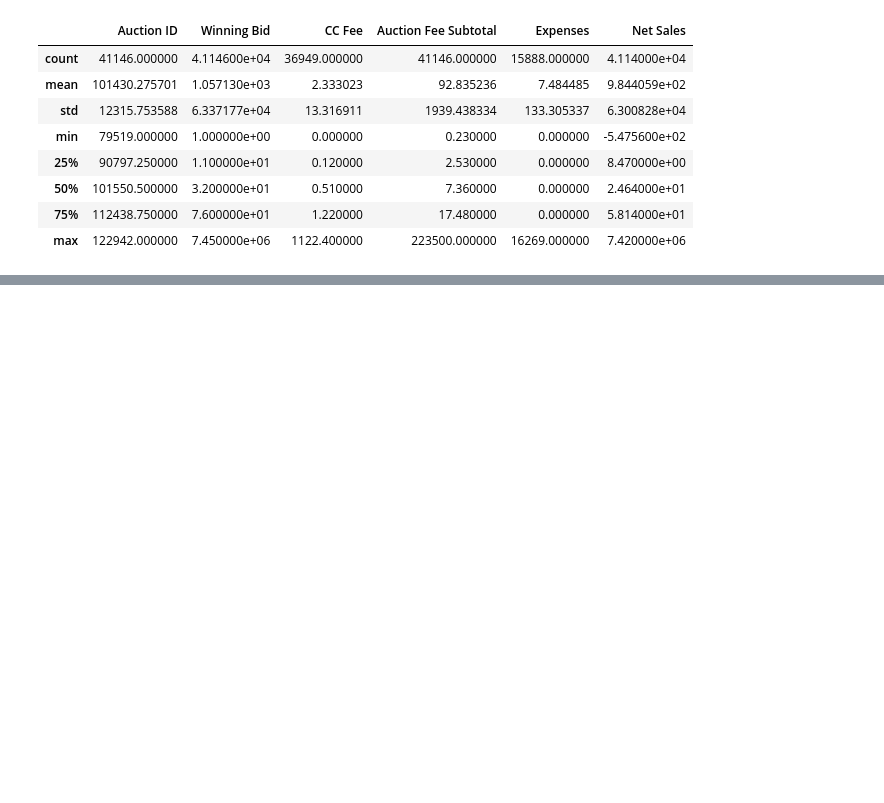
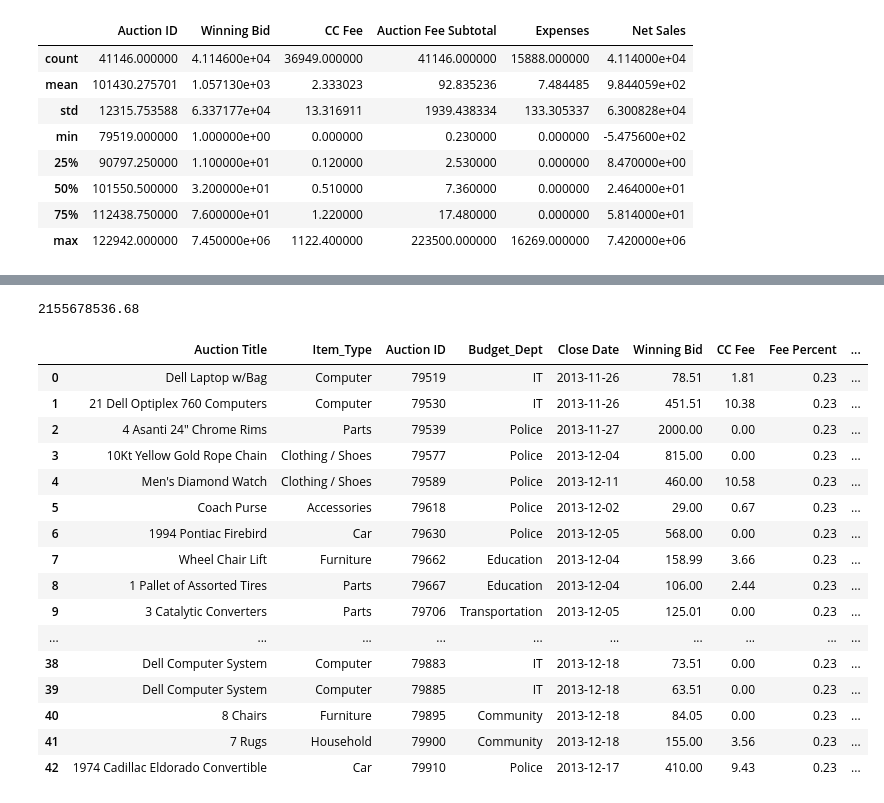
Before and after one commit to ausifer/nashville-gov-selling-stuff, a Jupyter notebook: notebooks/nashville_gov_selling_stuff.ipynb, the cells around one changed output, grey strips where cells are left out. Cells and saved outputs as stored; diff of their text form; code cells hidden in the pictures; blank space fills up the shorter version.

```diff
--- a/notebooks/nashville_gov_selling_stuff.ipynb
+++ b/notebooks/nashville_gov_selling_stuff.ipynb
@@ -110,0 +135,25 @@ ebid_desc.join("")
+# %%
+budget['2013 Actual'].sum()
+# %% [output]
+2155678536.68
+# %%
+ebid_2013 = ebid[ebid['Close Date'].dt.year == 2013]
+ebid_2013
+# %% [output]
+|  | Auction Title | Item_Type | Auction ID | Budget_Dept | Close Date | Winning Bid | CC Fee | Fee Percent | ... |
+| 0 | Dell Laptop w/Bag | Computer | 79519 | IT | 2013-11-26 | 78.51 | 1.81 | 0.23 | ... |
+| 1 | 21 Dell Optiplex 760 Computers | Computer | 79530 | IT | 2013-11-26 | 451.51 | 10.38 | 0.23 | ... |
+| 2 | 4 Asanti 24" Chrome Rims | Parts | 79539 | Police | 2013-11-27 | 2000.00 | 0.00 | 0.23 | ... |
+| 3 | 10Kt Yellow Gold Rope Chain | Clothing / Shoes | 79577 | Police | 2013-12-04 | 815.00 | 0.00 | 0.23 | ... |
+| 4 | Men's Diamond Watch | Clothing / Shoes | 79589 | Police | 2013-12-11 | 460.00 | 10.58 | 0.23 | ... |
+| 5 | Coach Purse | Accessories | 79618 | Police | 2013-12-02 | 29.00 | 0.67 | 0.23 | ... |
+| 6 | 1994 Pontiac Firebird | Car | 79630 | Police | 2013-12-05 | 568.00 | 0.00 | 0.23 | ... |
+| 7 | Wheel Chair Lift | Furniture | 79662 | Education | 2013-12-04 | 158.99 | 3.66 | 0.23 | ... |
+| 8 | 1 Pallet of Assorted Tires | Parts | 79667 | Education | 2013-12-04 | 106.00 | 2.44 | 0.23 | ... |
+| 9 | 3 Catalytic Converters | Parts | 79706 | Transportation | 2013-12-05 | 125.01 | 0.00 | 0.23 | ... |
+| ... | ... | ... | ... | ... | ... | ... | ... | ... | ... |
+| 38 | Dell Computer System | Computer | 79883 | IT | 2013-12-18 | 73.51 | 0.00 | 0.23 | ... |
+| 39 | Dell Computer System | Computer | 79885 | IT | 2013-12-18 | 63.51 | 0.00 | 0.23 | ... |
+| 40 | 8 Chairs | Furniture | 79895 | Community | 2013-12-18 | 84.05 | 0.00 | 0.23 | ... |
+| 41 | 7 Rugs | Household | 79900 | Community | 2013-12-18 | 155.00 | 3.56 | 0.23 | ... |
+| 42 | 1974 Cadillac Eldorado Convertible | Car | 79910 | Police | 2013-12-17 | 410.00 | 9.43 | 0.23 | ... |
```
Also changed, not shown: parts of 8 cells of this notebook, 3 other files.
